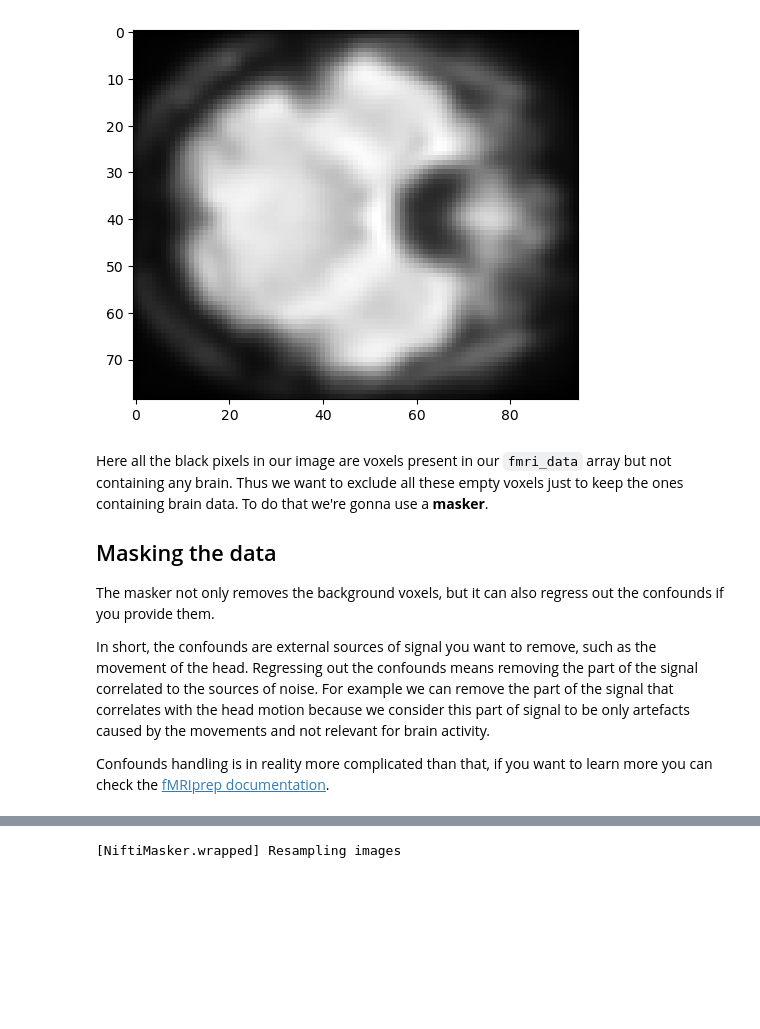
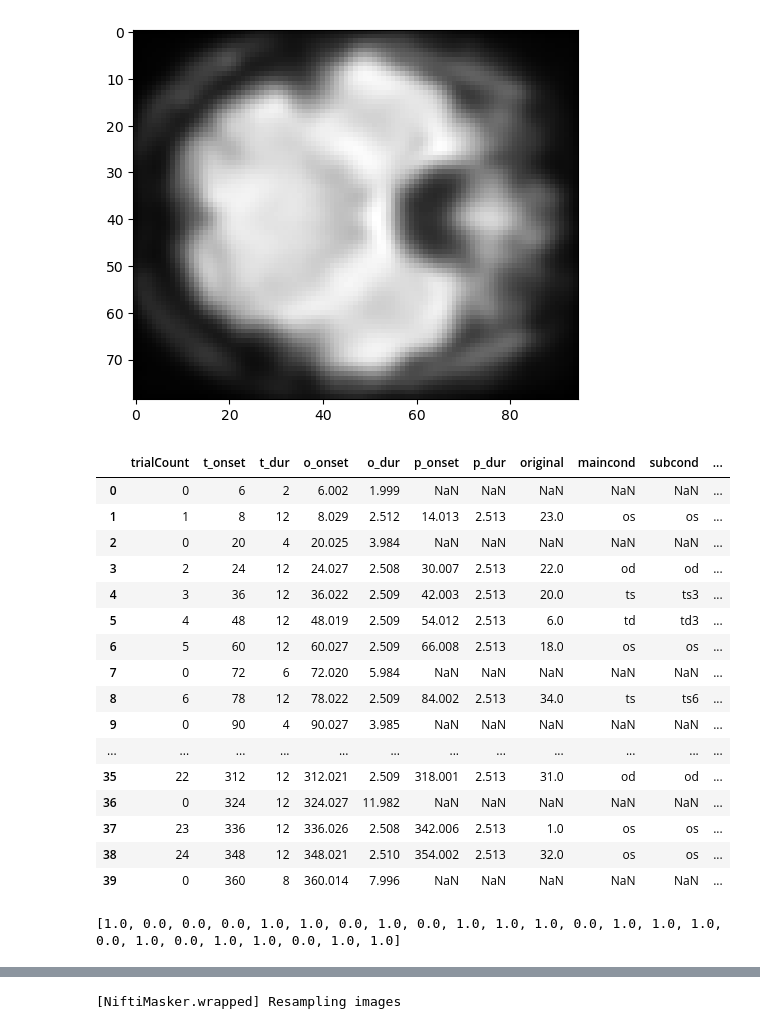
Before and after one commit to SkyStream5240/brainhack2025, a Jupyter notebook: projectVisualizeTest.ipynb, the cells around one changed output, grey strips where cells are left out. Drawn from its saved outputs; the diff is of its cells as text; code cells hidden in the pictures; blank space fills up the shorter version.

```diff
--- a/projectVisualizeTest.ipynb
+++ b/projectVisualizeTest.ipynb
@@ -21,5 +22,7 @@ data_dir = '/Users/hycheng/Desktop/MS/113-2/BH/final_project/refDLdata' # change
 # %%
 # data.func contains the paths to the Nifti files (the files containing fMRI data)
 # fmri_filepath = data.func[0]
-fmri_filepath = '/Users/hycheng/Desktop/MS/113-2/BH/final_project/ses-00/sub-02/func/F1/mswaF1_ep2d_moco_4mm_240_1-6_20230612155952_8.nii'
-print(fmri_filepath)
+fmri_filepath = 'ses-00/sub-02/func/F1/mswaF1_ep2d_moco_4mm_240_1-6_20230612155952_8.nii'
+beh_filepath = 'ses-00/sub-02/beh/sub2_run1_2023_Jun_12_1615.csv'
+subject, run = 2, 1
+# print(fmri_filepath)
@@ -67,13 +76,55 @@ plt.imshow(fmri_data[:,:,25,70], cmap='gray')
 # %% [output]
 <matplotlib.image.AxesImage at 0x...>
 [figure]
-# %% [markdown]
-Here all the black pixels in our image are voxels present in our `fmri_data` array but not containing any brain. Thus we want to exclude all these empty voxels just to keep the ones containing brain data. To do that we're gonna use a **masker**.
-
-## Masking the data
-
-The masker not only removes the background voxels, but it can also regress out the confounds if you provide them.
-
-In short, the confounds are external sources of signal you want to remove, such as the movement of the head. Regressing out the confounds means removing the part of the signal correlated to the sources of noise. For example we can remove the part of the signal that correlates with the head motion because we consider this part of signal to be only artefacts caused by the movements and not relevant for brain activity.
-
-Confounds handling is in reality more complicated than that, if you want to learn more you can check the [fMRIprep documentation](https://fmriprep.org/en/stable/outputs.html#confounds).
+# %%
+# manipulate the DataFrame to
+beh_summary = pd.read_csv(beh_filepath)
+beh_summary
+# %% [output]
+|  | trialCount | t_onset | t_dur | o_onset | o_dur | p_onset | p_dur | original | maincond | subcond | ... |
+| 0 | 0 | 6 | 2 | 6.002 | 1.999 | NaN | NaN | NaN | NaN | NaN | ... |
+| 1 | 1 | 8 | 12 | 8.029 | 2.512 | 14.013 | 2.513 | 23.0 | os | os | ... |
+| 2 | 0 | 20 | 4 | 20.025 | 3.984 | NaN | NaN | NaN | NaN | NaN | ... |
+| 3 | 2 | 24 | 12 | 24.027 | 2.508 | 30.007 | 2.513 | 22.0 | od | od | ... |
+| 4 | 3 | 36 | 12 | 36.022 | 2.509 | 42.003 | 2.513 | 20.0 | ts | ts3 | ... |
+| 5 | 4 | 48 | 12 | 48.019 | 2.509 | 54.012 | 2.513 | 6.0 | td | td3 | ... |
+| 6 | 5 | 60 | 12 | 60.027 | 2.509 | 66.008 | 2.513 | 18.0 | os | os | ... |
+| 7 | 0 | 72 | 6 | 72.020 | 5.984 | NaN | NaN | NaN | NaN | NaN | ... |
+| 8 | 6 | 78 | 12 | 78.022 | 2.509 | 84.002 | 2.513 | 34.0 | ts | ts6 | ... |
+| 9 | 0 | 90 | 4 | 90.027 | 3.985 | NaN | NaN | NaN | NaN | NaN | ... |
+| ... | ... | ... | ... | ... | ... | ... | ... | ... | ... | ... | ... |
+| 35 | 22 | 312 | 12 | 312.021 | 2.509 | 318.001 | 2.513 | 31.0 | od | od | ... |
+| 36 | 0 | 324 | 12 | 324.027 | 11.982 | NaN | NaN | NaN | NaN | NaN | ... |
+| 37 | 23 | 336 | 12 | 336.026 | 2.508 | 342.006 | 2.513 | 1.0 | os | os | ... |
+| 38 | 24 | 348 | 12 | 348.021 | 2.510 | 354.002 | 2.513 | 32.0 | os | os | ... |
+| 39 | 0 | 360 | 8 | 360.014 | 7.996 | NaN | NaN | NaN | NaN | NaN | ... |
+# %%
+'''
+a function that can extrac timestamps of a certain event
+beh_df: a dataframe of the behavioral data
+target
+num: False when you want to extract non-number data
+return a list of the timestamp that a image is related to the behavior
+'''
+def extract_ts(beh_df, col_name, num=True):
+    onset_timing = []
+    if num == True:
+        for i in range(beh_df.shape[0]):
+            if beh_df.trialCount[i]!= 0 :
+                t = beh_df[col_name][i]
+                onset_timing.append(int(round(t)) // 2)
+    else:
+        for i in range(beh_df.shape[0]):
+            if beh_df.trialCount[i]!= 0 :
+                onset_timing.append(beh_df[col_name][i])
+    return onset_timing
+
+# list the tiral timestamps
+o_onset_img = extract_ts(beh_summary, 'o_onset')
+p_onset_img = extract_ts(beh_summary, 'p_onset')
+cond = extract_ts(beh_summary, 'maincond', num=False)
+cond = extract_ts(beh_summary, 'hit', num=False)
+
+# print(cond)
+# %% [output]
+[1.0, 0.0, 0.0, 0.0, 1.0, 1.0, 0.0, 1.0, 0.0, 1.0, 1.0, 1.0, 0.0, 1.0, 1.0, 1.0, 0.0, 1.0, 0.0, 1.0, 1.0, 0.0, 1.0, 1.0]
```
Also changed, not shown: parts of 22 cells of this notebook.
